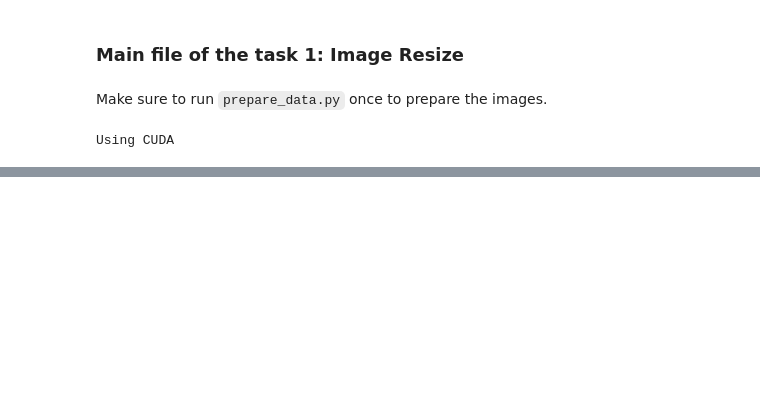
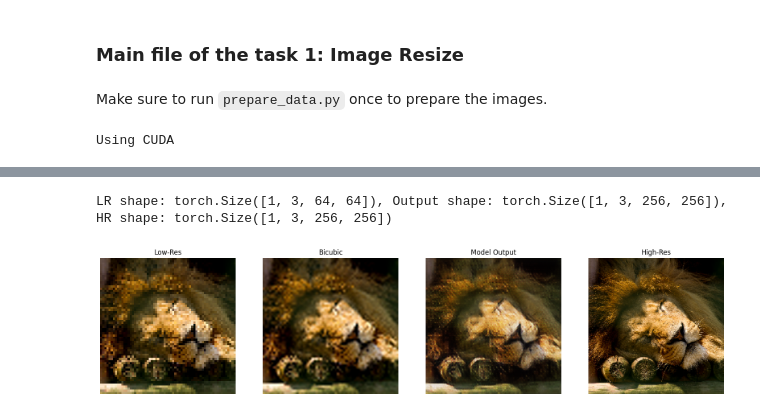
Before and after one commit to nkulakow/SIGK, a Jupyter notebook: lab1/zad1-resize.ipynb, the cells around one changed output, grey strips where cells are left out. Cells and saved outputs as stored; diff of their text form; code cells hidden in the pictures; blank space fills up the shorter version.

```diff
--- a/lab1/zad1-resize.ipynb
+++ b/lab1/zad1-resize.ipynb
@@ -134,0 +141,12 @@ LR shape: torch.Size([1, 3, 64, 64]), Output shape: torch.Size([1, 3, 256, 256])
+# %%
+IMAGE_SIZE = 32
+dataset = ResizeDataset(DATA_PATH, img_size=IMAGE_SIZE)
+train_size = int(0.9 * len(dataset))
+val_size = len(dataset) - train_size
+train_dataset, val_dataset = random_split(dataset, [train_size, val_size])
+train_dataloader = DataLoader(train_dataset, batch_size=BATCH_SIZE, shuffle=True, num_workers=4, pin_memory=True)
+val_dataloader = DataLoader(val_dataset, batch_size=BATCH_SIZE, shuffle=False, num_workers=4, pin_memory=True)
+upscale_factor = 256 // IMAGE_SIZE
+model = ResizeNet(upscale_factor=upscale_factor).to(DEVICE)
+criterion = PixelLPIPSLoss(pixel_weight=0.5, lpips_weight=0.5, device=DEVICE)
+optimizer = optim.Adam(model.parameters(), lr=LEARNING_RATE)
@@ -134,0 +156,2 @@ LR shape: torch.Size([1, 3, 64, 64]), Output shape: torch.Size([1, 3, 256, 256])
+# %%
+train(model, train_dataloader, val_dataloader, criterion, optimizer)
@@ -134,0 +172,30 @@ LR shape: torch.Size([1, 3, 64, 64]), Output shape: torch.Size([1, 3, 256, 256])
+# %%
+#An example
+lr_tensor, hr_tensor = val_dataset[0]
+lr_tensor = lr_tensor.unsqueeze(0).to(DEVICE)
+hr_tensor = hr_tensor.unsqueeze(0).to(DEVICE)
+model.eval()
+with torch.no_grad():
+    output_tensor = model(lr_tensor)
+print(f"LR shape: {lr_tensor.shape}, Output shape: {output_tensor.shape}, HR shape: {hr_tensor.shape}")
+def tensor_to_img(tensor):
+    img = tensor.squeeze(0).cpu().permute(1,2,0).numpy()  # C,H,W -> H,W,C
+    img = ((img + 1) / 2 * 255).clip(0,255).astype('uint8')
+    return img
+lr_np = tensor_to_img(lr_tensor)
+output_np = tensor_to_img(output_tensor)
+hr_np = tensor_to_img(hr_tensor)
+
+bicubic_np = cv2.resize(lr_np, (hr_np.shape[1], hr_np.shape[0]), interpolation=cv2.INTER_CUBIC)
+
+fig, axes = plt.subplots(1, 4, figsize=(20,5))
+axes[0].imshow(lr_np); axes[0].set_title("Low-Res")
+axes[1].imshow(bicubic_np); axes[1].set_title("Bicubic")
+axes[2].imshow(output_np); axes[2].set_title("Model Output")
+axes[3].imshow(hr_np); axes[3].set_title("High-Res")
+for ax in axes:
+    ax.axis("off")
+plt.show()
+# %% [output]
+LR shape: torch.Size([1, 3, 64, 64]), Output shape: torch.Size([1, 3, 256, 256]), HR shape: torch.Size([1, 3, 256, 256])
+[figure, added]
```
Also changed, not shown: parts of 10 cells of this notebook, 1 other file.
